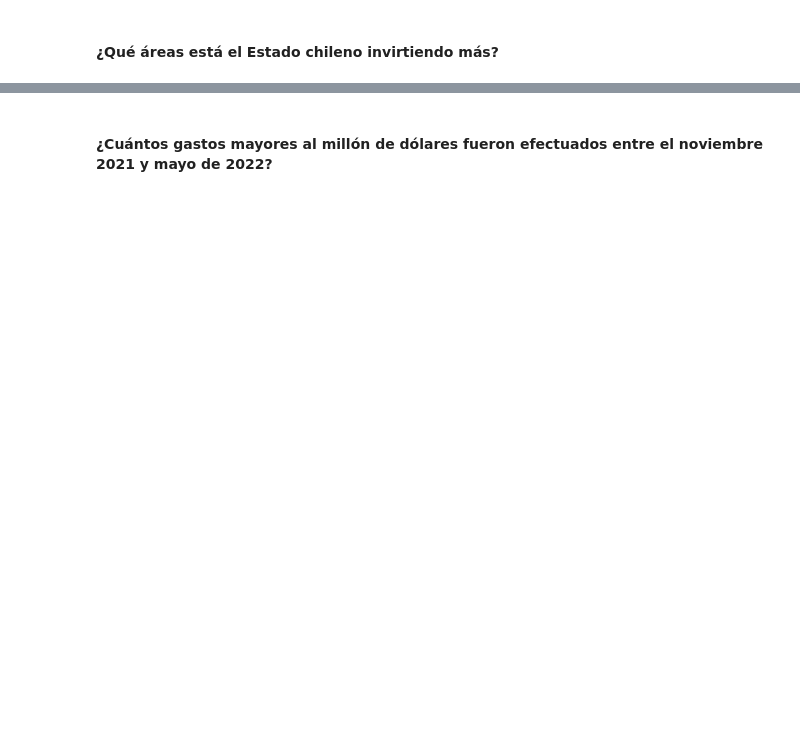
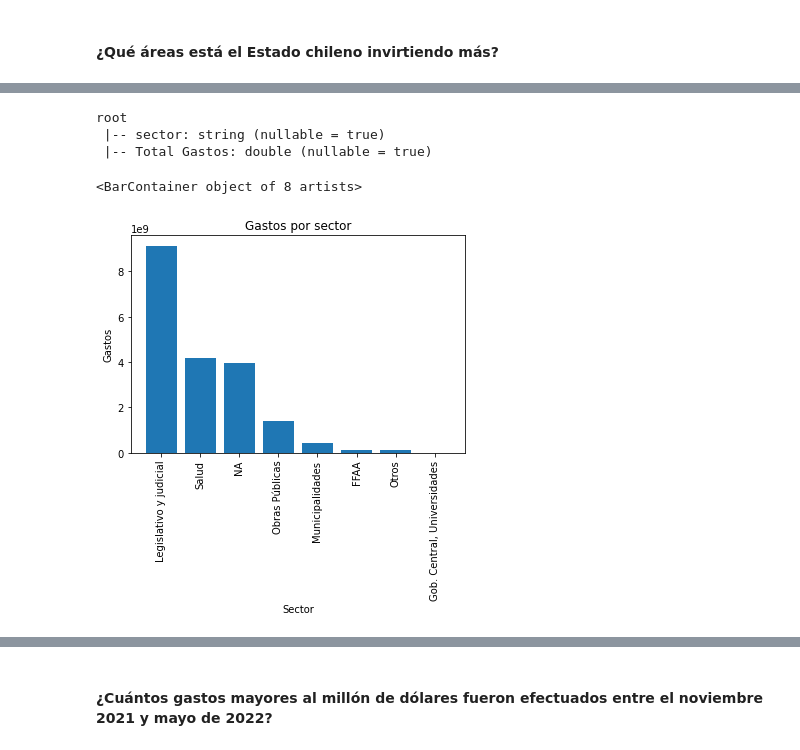
Before and after one commit to FranRossi/Big-Data-Project, a Jupyter notebook: Obligatorio_Francisco_Rossi_Ivan_Monjardin.ipynb, the cells around one changed output, grey strips where cells are left out. Drawn from its saved outputs; the diff is of its cells as text; code cells hidden in the pictures; blank space fills up the shorter version.

Commit message:
Several changes adding plots to the queries

```diff
--- a/Obligatorio_Francisco_Rossi_Ivan_Monjardin.ipynb
+++ b/Obligatorio_Francisco_Rossi_Ivan_Monjardin.ipynb
@@ -400,10 +386,3 @@ profile.to_file("ComprasChile.html")
 ### Análisis de DataSets en base a preguntas objetivo
 # %%
 from pyspark.sql.functions import *
-# %%
-df = df_estados_validos
-# %%
-df = df \
-    .withColumn('MontoTotalOC_PesosChilenos', col('MontoTotalOC_PesosChilenos').cast(DoubleType())) \
-    .withColumn('IDItem', col('IDItem').cast(IntegerType())) \
-    .withColumn('cantidad', col('cantidad').cast(DoubleType()))
@@ -459,3 +435,25 @@ df.groupBy("sector").agg(sum(col("MontoTotalOC_PesosChilenos")).alias("Total Gas
+# %%
+
+df_sector = df.groupBy("sector").agg(sum(col("MontoTotalOC_PesosChilenos")).alias("Total Gastos")).orderBy(desc("Total Gastos")).withColumn('Total Gastos', udfToDollars(col('Total Gastos')))
+
+df_sector = df_sector.withColumn('Total Gastos', df_sector['Total Gastos'].cast(DoubleType()))
+df_sector.printSchema()
+# %% [output]
+root
+ |-- sector: string (nullable = true)
+ |-- Total Gastos: double (nullable = true)
+# %%
+distinct_sectores = [x.sector for x in df_sector.select(col("sector")).distinct().collect()]
+dfp_sector = df_sector.toPandas()
+# %%
+plt.title("Gastos por sector")
+plt.xlabel("Sector")
+plt.ylabel("Gastos")
+plt.xticks(rotation=90, horizontalalignment="center")
+plt.bar(distinct_sectores, dfp_sector["Total Gastos"])
+# %% [output]
+<BarContainer object of 8 artists>
+[figure, added]
 # %%
 # Despues por rubros
 df.groupBy("RubroN1").agg(sum(col("MontoTotalOC_PesosChilenos")).alias("Total Gastos")).orderBy(desc("Total Gastos")).withColumn('Total Gastos', udfToCurrancy(col('Total Gastos'))).show(truncate=False)
```
Also changed, not shown: parts of 32 cells of this notebook, 4 other files.
